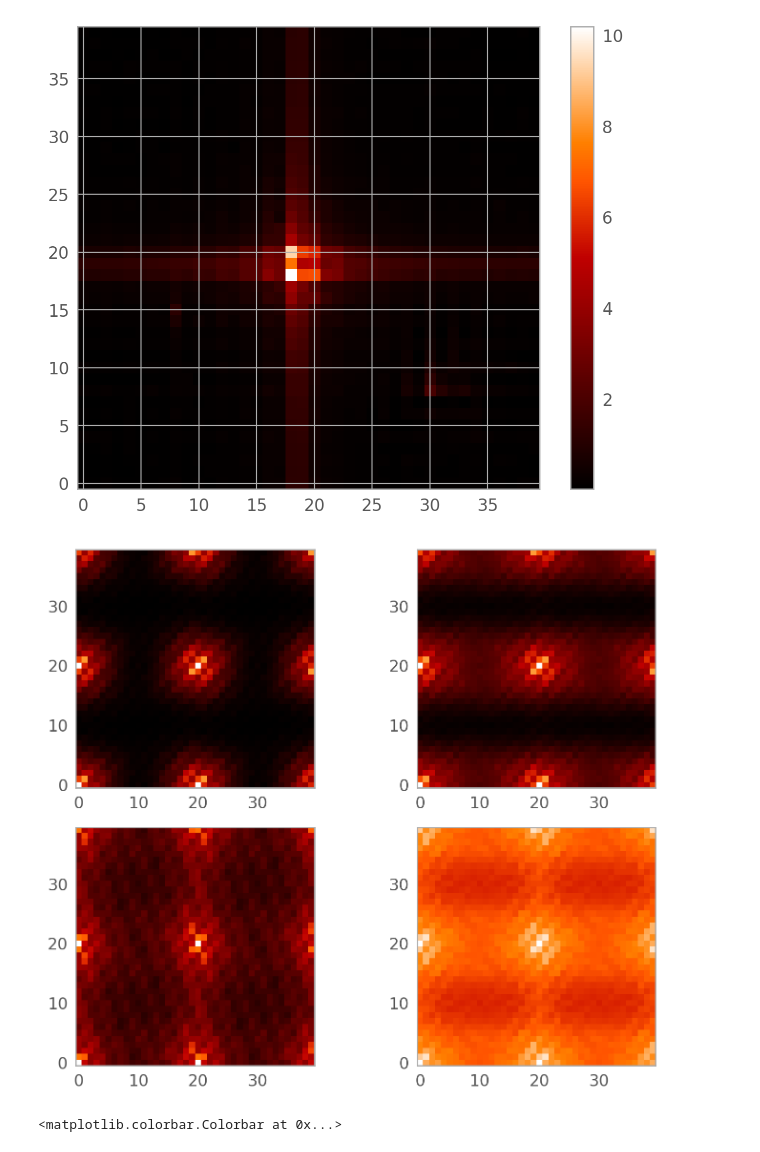
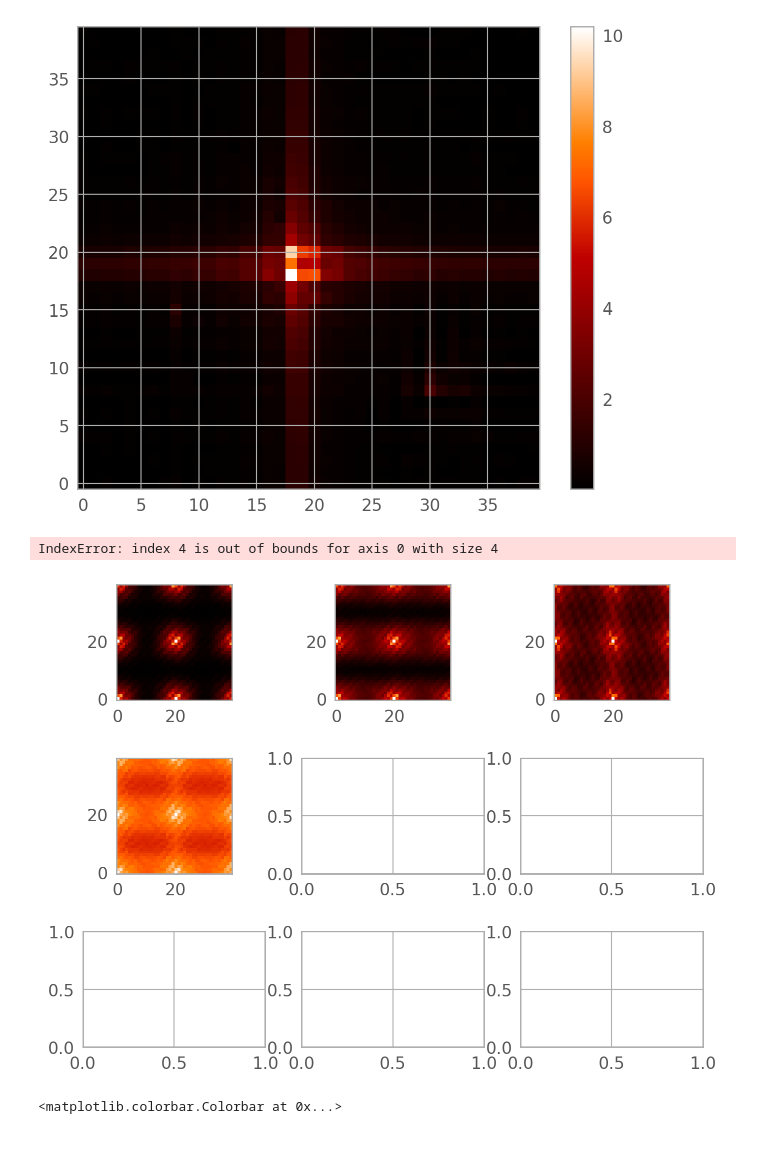
Before and after one commit to Chisen-Lupus/proper-dither, a Jupyter notebook: demo.ipynb, the cells around one changed output. Cells and saved outputs as stored; diff of their text form; code cells hidden in the pictures.

```diff
--- a/demo.ipynb
+++ b/demo.ipynb
@@ -824,17 +820,18 @@ plt.colorbar()
 <matplotlib.colorbar.Colorbar at 0x...>
 [figure]
 # %%
-fig, axs = plt.subplots(2, 2)
+fig, axs = plt.subplots(3, 3)
 axs = axs.flat
-for i in range(4):
+for i in range(9):
     pow = get_power_spectrum(D_hat[i])
     # print(pow.shape)
     axs[i].imshow(pow, vmin=0)
     axs[i].grid(False)
 
 plt.tight_layout()
 # %% [output]
+IndexError: index 4 is out of bounds for axis 0 with size 4
-[figure, old version]
+[figure, new version]
 # %%
 Phi_hat = np.zeros((factor**2, factor**2), dtype=D_hat.dtype)
 for i in range(factor**2):
```
Also changed, not shown: parts of 24 cells of this notebook.
